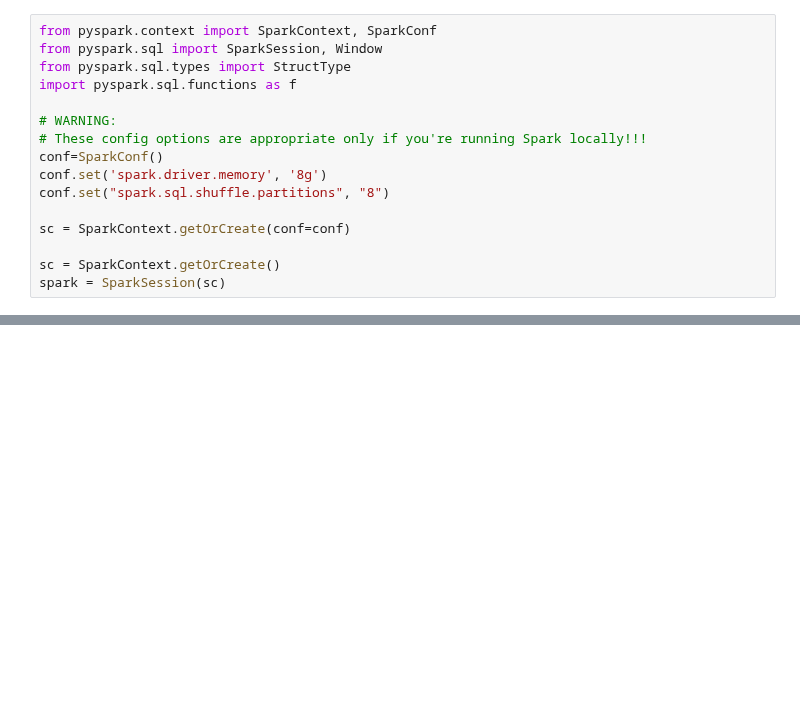
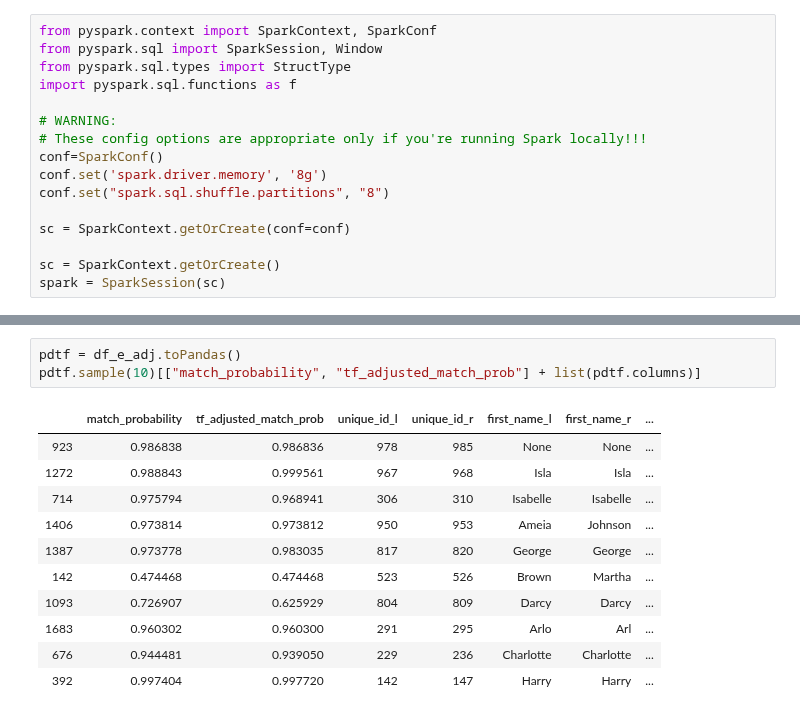
Before and after one commit to moj-analytical-services/splink, a Jupyter notebook: simple_demo.ipynb, the cells around one changed output, grey strips where cells are left out. Saved outputs shown, nothing was run; the diff lists cells and outputs as text; blank space fills up the shorter version.

```diff
--- a/simple_demo.ipynb
+++ b/simple_demo.ipynb
@@ -88,2 +223,17 @@ df_e = iterate(df_gammas, spark, params, num_iterations=1)
+# %%
+pdtf = df_e_adj.toPandas()
+pdtf.sample(10)[["match_probability", "tf_adjusted_match_prob"] + list(pdtf.columns)]
+# %% [output]
+|  | match_probability | tf_adjusted_match_prob | unique_id_l | unique_id_r | first_name_l | first_name_r | ... |
+| 923 | 0.986838 | 0.986836 | 978 | 985 | None | None | ... |
+| 1272 | 0.988843 | 0.999561 | 967 | 968 | Isla | Isla | ... |
+| 714 | 0.975794 | 0.968941 | 306 | 310 | Isabelle | Isabelle | ... |
+| 1406 | 0.973814 | 0.973812 | 950 | 953 | Ameia | Johnson | ... |
+| 1387 | 0.973778 | 0.983035 | 817 | 820 | George | George | ... |
+| 142 | 0.474468 | 0.474468 | 523 | 526 | Brown | Martha | ... |
+| 1093 | 0.726907 | 0.625929 | 804 | 809 | Darcy | Darcy | ... |
+| 1683 | 0.960302 | 0.960300 | 291 | 295 | Arlo | Arl | ... |
+| 676 | 0.944481 | 0.939050 | 229 | 236 | Charlotte | Charlotte | ... |
+| 392 | 0.997404 | 0.997720 | 142 | 147 | Harry | Harry | ... |
 # %%
 params.lambda_iteration_chart()
```
Also changed, not shown: parts of 17 cells of this notebook.
